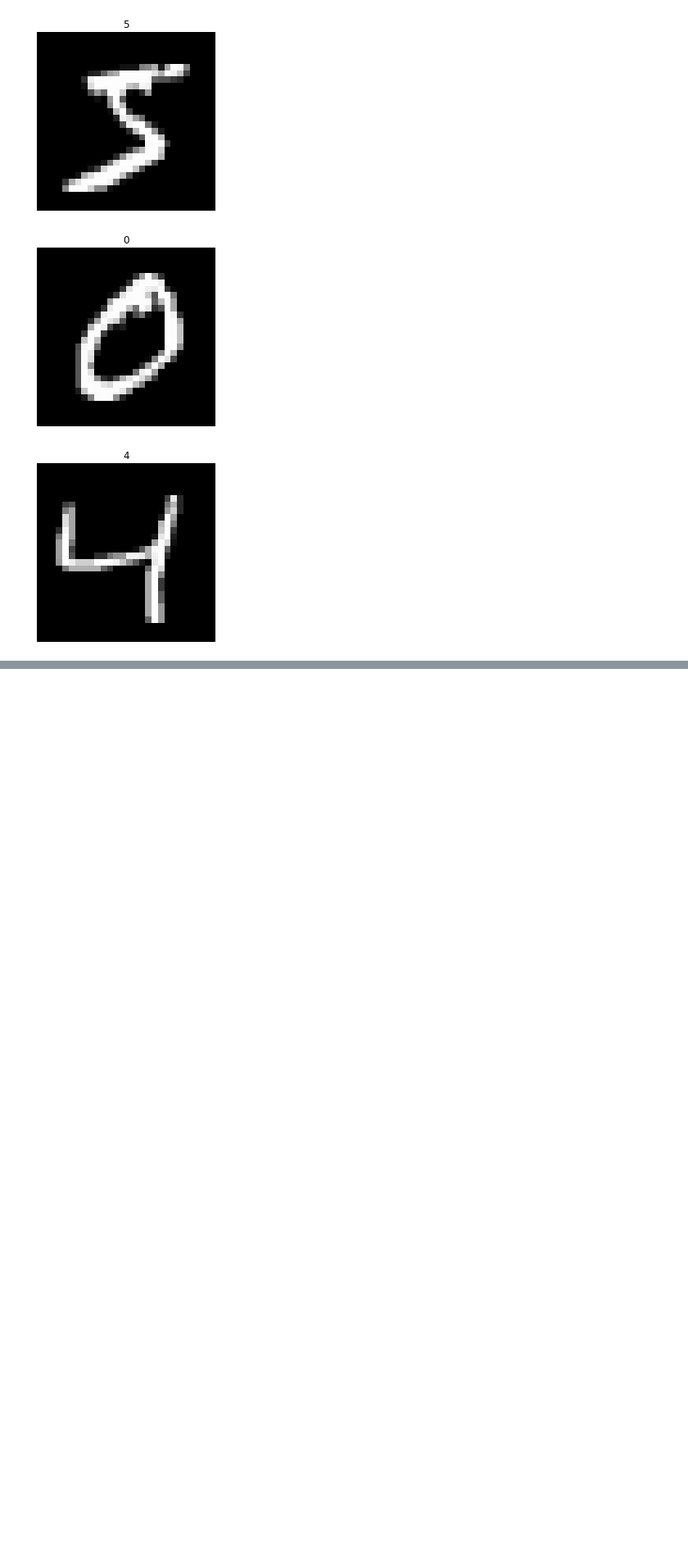
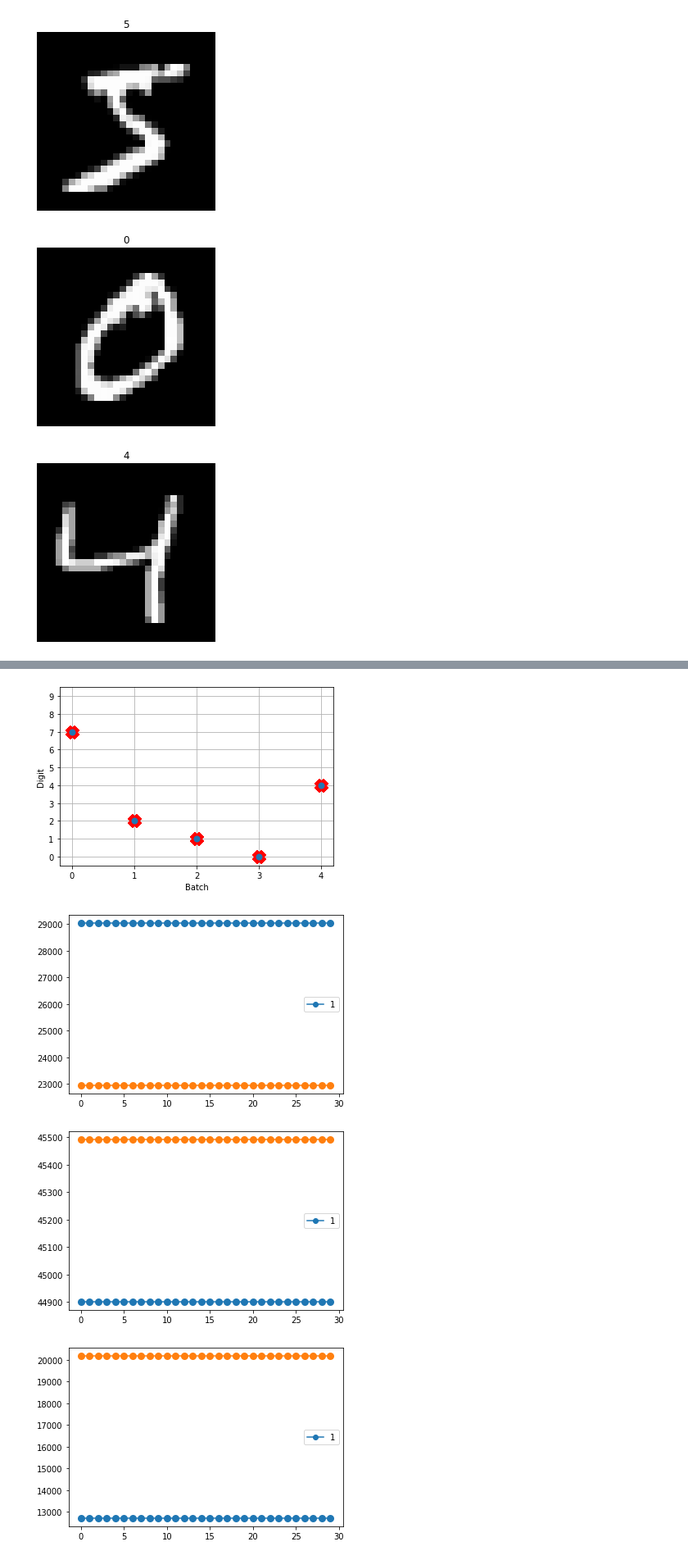
Before and after one commit to abr/neurorobotics-2020, a Jupyter notebook: Gain amplitude scaling test.ipynb, the cells around one changed output, grey strips where cells are left out. Shown: that part at 82% size. Drawn from its saved outputs; the diff is of its cells as text; code cells hidden in the pictures; blank space fills up the shorter version.

```diff
--- a/Gain amplitude scaling test.ipynb
+++ b/Gain amplitude scaling test.ipynb
@@ -189,4 +254,22 @@ minibatch_size = 200
 [figure]
 [figure]
 [figure]
+# %%
+# Using a converted ConvNet Keras network in NengoDL
+
+tf.random.set_seed(0)
+input = tf.keras.Input(shape=(28, 28, 1), batch_size=minibatch_size)
+
+conv1 = tf.keras.layers.Conv2D(
+    filters=32,
+    kernel_size=3,
+    use_bias=False,
+    activation=tf.nn.relu,
+)(input)
+
+flatten = tf.keras.layers.Flatten()(conv1)
+
+dense1 = tf.keras.layers.Dense(units=10, use_bias=False)(flatten)
+
+model = tf.keras.Model(inputs=input, outputs=dense1)
 # %%
@@ -267,0 +354,53 @@ accuracy after training: 0.9785000061988831
+# %%
+# test gain scaling with non-spiking neurons
+
+gain_scales = [1]
+markers = ['o', '^', 'x']
+lines = []
+for jj, gain_scale in enumerate(gain_scales):
+
+    converter = nengo_dl.Converter(
+        model,
+        swap_activations={tf.nn.relu: nengo.RectifiedLinear()},
+        scale_firing_rates=gain_scale,
+    )
+    net = converter.net
+    nengo_input = converter.inputs[input]
+    nengo_output = converter.outputs[dense1]
+    nengo_conv1 = converter.layers[conv1]
+
+    with net:
+        probe_conv1 = nengo.Probe(nengo_conv1)
+
+    sim = nengo_dl.Simulator(net, minibatch_size=1, seed=0)
+    sim.load_params("mnist_params_with_fr_loss")
+    n_test = 5
+    data = sim.predict({nengo_input: test_images[:n_test]})
+
+    plt.figure(0)
+    plt.subplot(1, len(gain_scales), jj+1)
+    plt.plot(test_labels[:n_test].squeeze(), 'rx', mew=15)
+    plt.plot(np.argmax(data[nengo_output][:, ii], axis=1), 'o', mew=2)
+    plt.grid()
+    plt.ylabel('Digit')
+    plt.xlabel('Batch')
+    plt.ylim([-.5, 9.5])
+    plt.xticks(range(5), range(5))
+    plt.yticks(range(10), range(10))
+
+    for ii in range(data[nengo_output].shape[0]):
+        plt.figure(ii+1)
+        plt.gca().set_prop_cycle(None)
+        #plt.subplot(1, len(gain_scales), jj+1)
+        plt.plot(data[nengo_output][ii, :, :2], marker=markers[jj], mew=3)
+
+    sim.close()
+
+# make the legends
+from matplotlib.lines import Line2D
+custom_lines = [Line2D([0], [0], marker=marker) for marker in markers]
+
+for jj in range(data[nengo_output].shape[0]):
+    plt.figure(jj+1)
+    plt.legend(custom_lines, gain_scales)
+# %% [output]
@@ -267,0 +410,4 @@ accuracy after training: 0.9785000061988831
+[figure, added]
+[figure, added]
+[figure, added]
+[figure, added]
```
Also changed, not shown: parts of 23 cells of this notebook, 2 other files.
